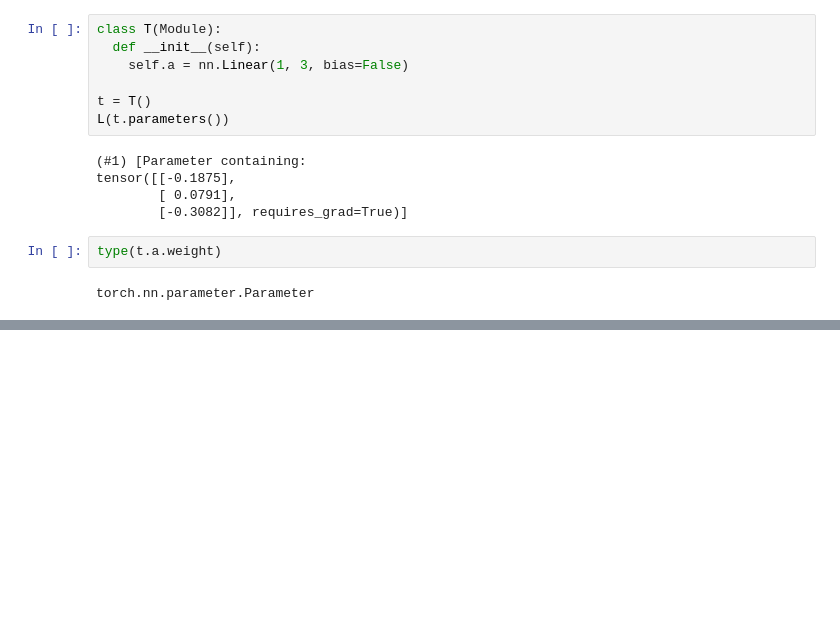
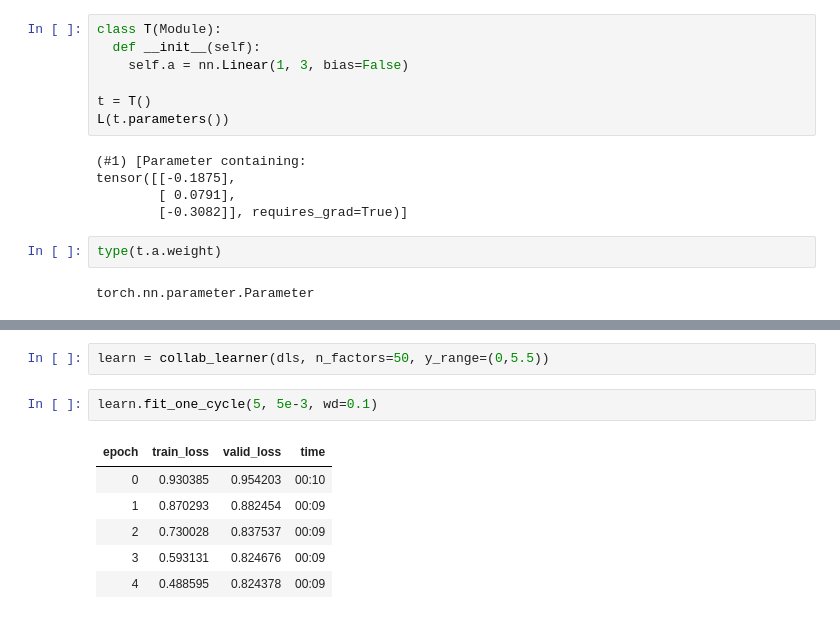
Before and after one commit to bwbelljr/fastaiv2, a Jupyter notebook: Chapter 8.ipynb, the cells around one changed output, grey strips where cells are left out. Saved outputs shown, nothing was run; the diff lists cells and outputs as text; blank space fills up the shorter version.

```diff
--- a/Chapter 8.ipynb
+++ b/Chapter 8.ipynb
@@ -251,0 +313,11 @@ torch.nn.parameter.Parameter
+# %%
+learn = collab_learner(dls, n_factors=50, y_range=(0,5.5))
+# %%
+learn.fit_one_cycle(5, 5e-3, wd=0.1)
+# %% [output]
+| epoch | train_loss | valid_loss | time |
+| 0 | 0.930385 | 0.954203 | 00:10 |
+| 1 | 0.870293 | 0.882454 | 00:09 |
+| 2 | 0.730028 | 0.837537 | 00:09 |
+| 3 | 0.593131 | 0.824676 | 00:09 |
+| 4 | 0.488595 | 0.824378 | 00:09 |
```
Also changed, not shown: parts of 24 cells of this notebook.
